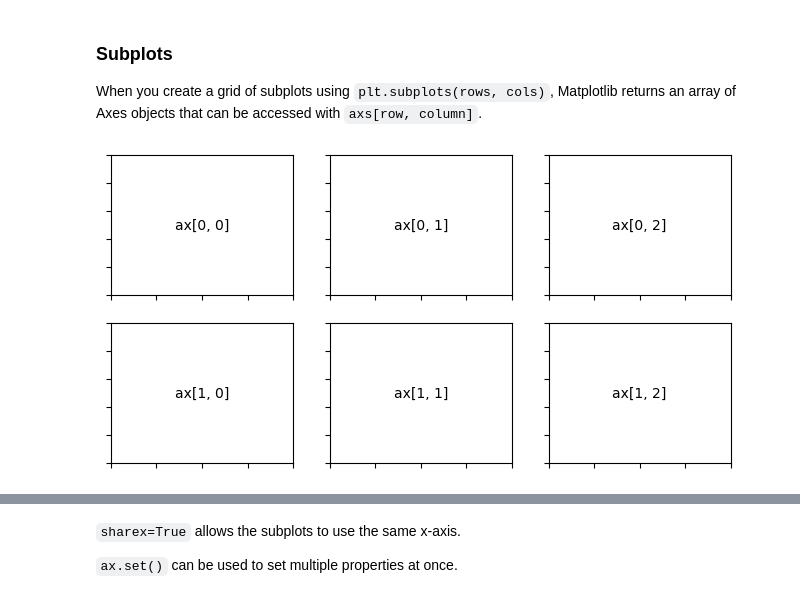
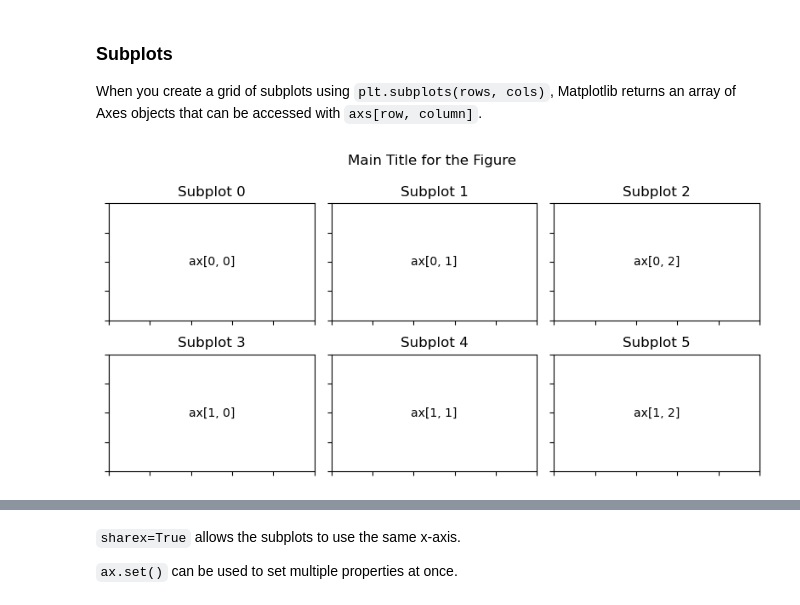
Before and after one commit to Jordanbarker/jordanbarker.github.io, a Jupyter notebook: notebook_library/Notebooks/visualizations.ipynb, the cells around one changed output, grey strips where cells are left out. Saved outputs shown, nothing was run; the diff lists cells and outputs as text; code cells hidden in the pictures.

Commit message:
Update subplots

```diff
--- a/notebook_library/Notebooks/visualizations.ipynb
+++ b/notebook_library/Notebooks/visualizations.ipynb
@@ -73,11 +73,15 @@ When you create a grid of subplots using `plt.subplots(rows, cols)`, Matplotlib
 # %%
 rows = 2
 columns = 3
 fig, axs = plt.subplots(rows, columns)
 
 for row in range(rows):
     for col in range(columns):
         axs[row, col].text(0.5, 0.5, f"ax[{row}, {col}]", va="center", ha="center")
         axs[row, col].tick_params(labelbottom=False, labelleft=False)
+        axs[row, col].set_title(f"Subplot {row*columns+col}")
+
+fig.suptitle("Main Title for the Figure")
+plt.tight_layout()
 # %% [output]
-[figure, old version]
+[figure, new version]
```
Also changed, not shown: parts of 1 cell of this notebook.
